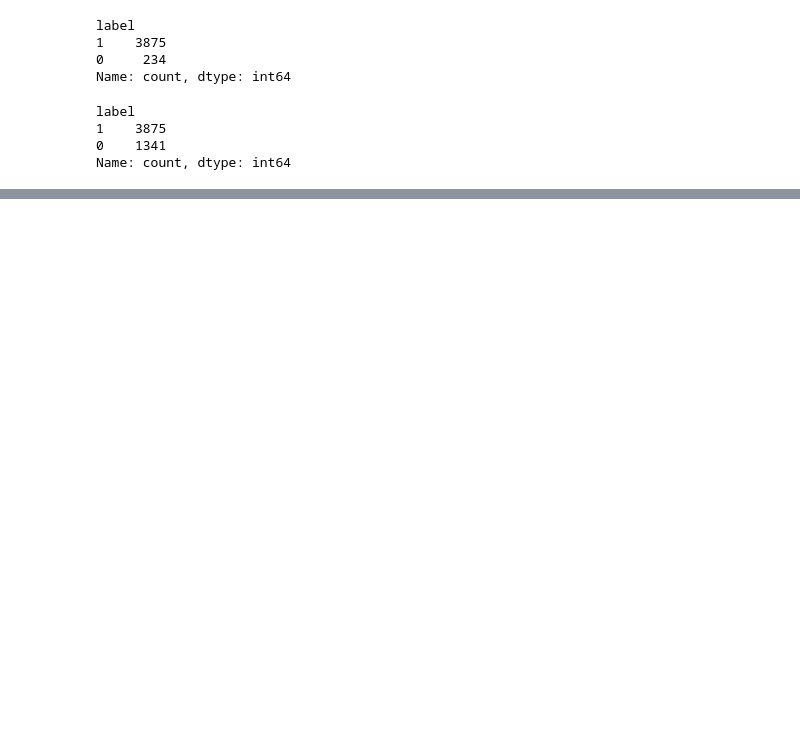
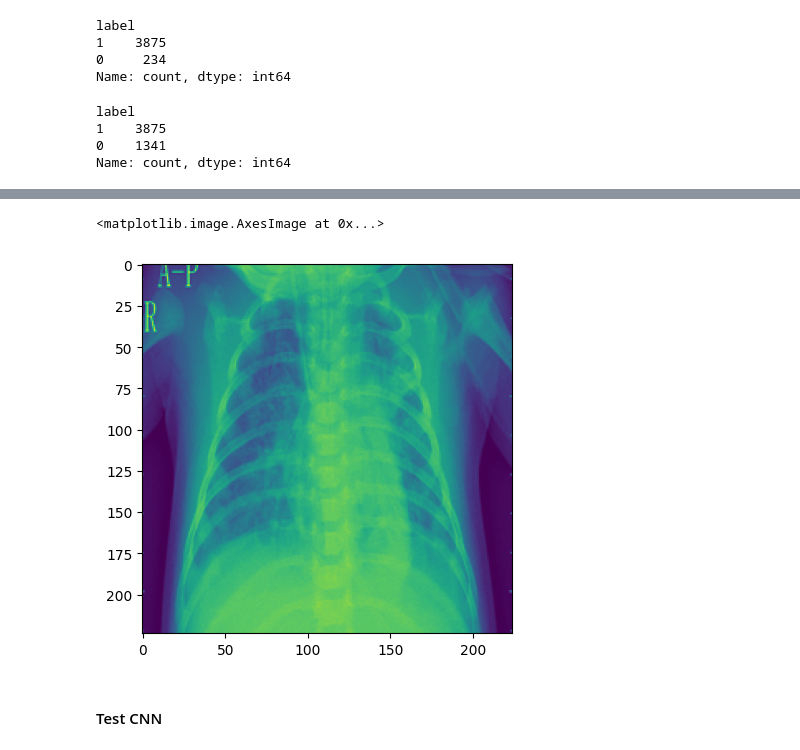
Before and after one commit to Cascade0507/Machine-Learning, a Jupyter notebook: Deep Learning/Pneumonia_Prediction_X-ray/Pneumonia_CNN.ipynb, the cells around one changed output, grey strips where cells are left out. Drawn from its saved outputs; the diff is of its cells as text; code cells hidden in the pictures; blank space fills up the shorter version.

```diff
--- a/Deep Learning/Pneumonia_Prediction_X-ray/Pneumonia_CNN.ipynb
+++ b/Deep Learning/Pneumonia_Prediction_X-ray/Pneumonia_CNN.ipynb
@@ -87,0 +111,6 @@ Name: count, dtype: int64
+# %%
+def load_image(path):
+    img = Image.open(path)
+    img = img.resize((224, 224))  # Resize
+    img_array = np.array(img) / 255.0  # Normalize
+    return img_array
@@ -87,0 +131,2 @@ Name: count, dtype: int64
+# %%
+vals['image'] = vals['imagePath'].apply(load_image)
@@ -87,0 +150,7 @@ Name: count, dtype: int64
+# %%
+plt.imshow(vals['image'][0])
+# %% [output]
+<matplotlib.image.AxesImage at 0x...>
+[figure, added]
+# %% [markdown]
+<h4>Test CNN</h4>
```
Also changed, not shown: parts of 18 cells of this notebook.
